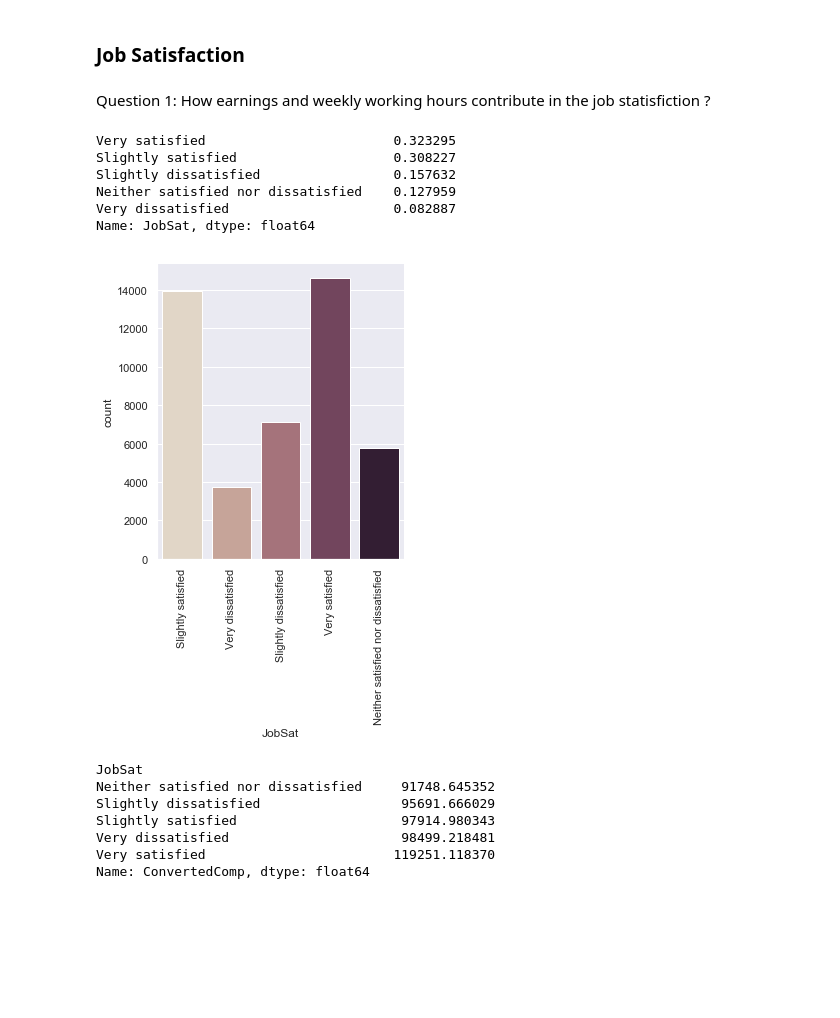
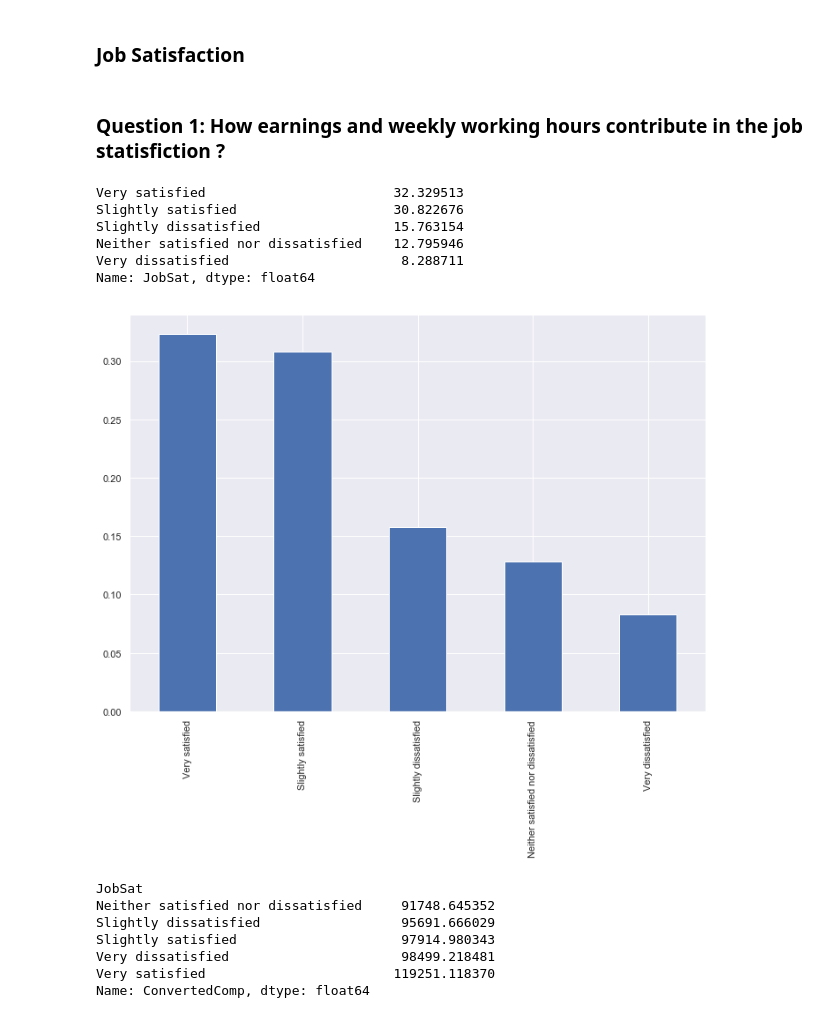
Before and after one commit to AmiraSwedan/2020-DevSurvey-StackOverflow, a Jupyter notebook: Analyzing 2020 Developers Survey.ipynb, the cells around one changed output. Drawn from its saved outputs; the diff is of its cells as text; code cells hidden in the pictures; blank space fills up the shorter version.

Commit message:
New Visuals

```diff
--- a/Analyzing 2020 Developers Survey.ipynb
+++ b/Analyzing 2020 Developers Survey.ipynb
@@ -38,21 +38,20 @@ df.shape
 # %% [markdown]
 ### Job Satisfaction
 # %% [markdown]
-Question 1: How earnings and weekly working hours contribute in the job statisfiction ?
+### Question 1: How earnings and weekly working hours contribute in the job statisfiction ?
 # %%
-df.JobSat.value_counts(normalize= True)
+df.JobSat.value_counts(normalize= True)*100
 # %% [output]
-Very satisfied                        0.323295
-Slightly satisfied                    0.308227
-Slightly dissatisfied                 0.157632
-Neither satisfied nor dissatisfied    0.127959
-Very dissatisfied                     0.082887
+Very satisfied                        32.329513
+Slightly satisfied                    30.822676
+Slightly dissatisfied                 15.763154
+Neither satisfied nor dissatisfied    12.795946
+Very dissatisfied                      8.288711
 Name: JobSat, dtype: float64
-# %%
-g = sns.catplot(x="JobSat", kind="count", palette="ch:.25", data=df);
-g.set_xticklabels(rotation=90);
-# %% [output]
-[figure, removed]
+# %%
+df.JobSat.value_counts(normalize= True).plot (kind = 'bar');
+# %% [output]
+[figure, added]
 # %%
 df.groupby('JobSat')['ConvertedComp'].mean()
 # %% [output]
```
Also changed, not shown: parts of 16 cells of this notebook.
